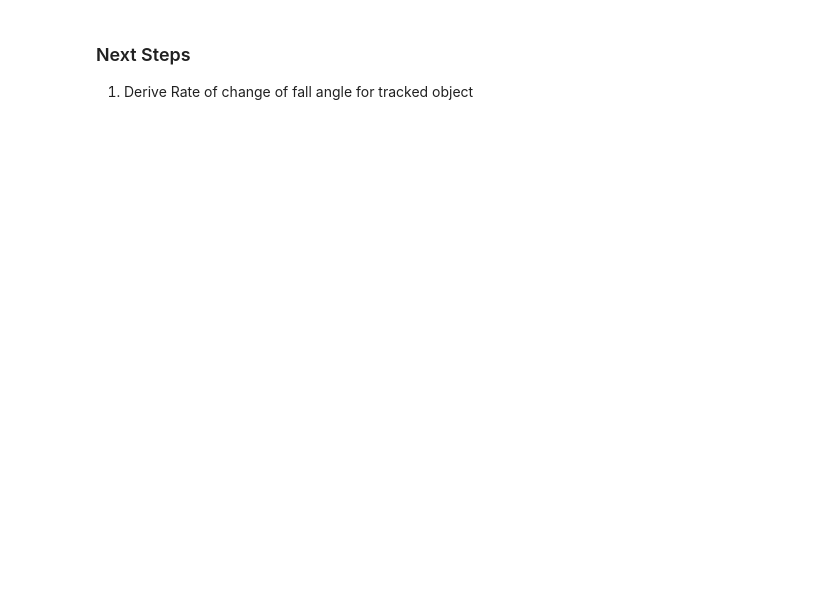
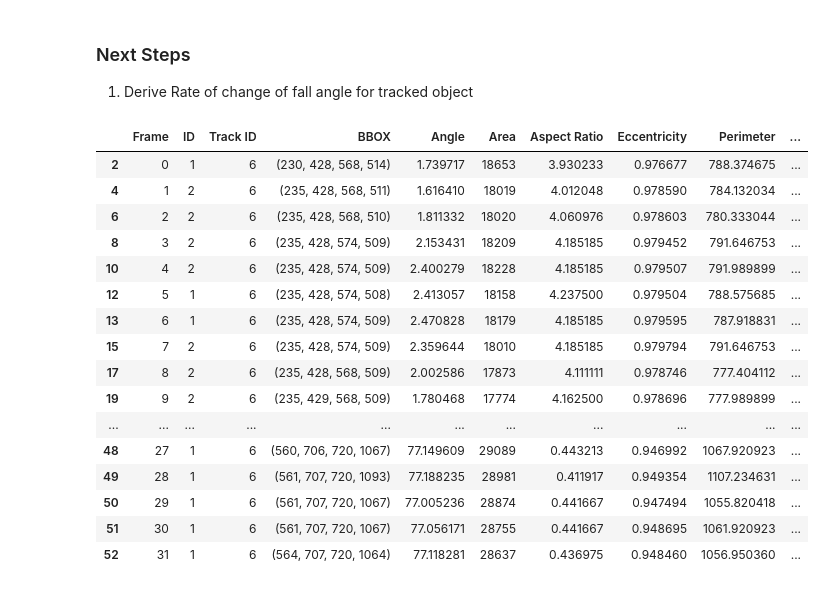
Before and after one commit to dbolya/yolact, a Jupyter notebook: notebook.ipynb, the cells around one changed output. Drawn from its saved outputs; the diff is of its cells as text; code cells hidden in the pictures; blank space fills up the shorter version.

```diff
--- a/notebook.ipynb
+++ b/notebook.ipynb
@@ -219,5 +241,30 @@ class ChainedAssignent:
 
     def __exit__(self, *args):
         pd.options.mode.chained_assignment = self.saved_swcw
+# %%
+tracking_table = pd.DataFrame(tracked_bboxes)
+test_table = tracking_table.loc[(tracking_table['Track ID'] == 6), :]
+with ChainedAssignment():
+    test_table['Rate of Change'] = tracking_table.loc[(tracking_table['Track ID'] == 6), :]['Angle'].pct_change(5, fill_method = 'ffill')
+    test_table['Slip-Fall'] = np.where(test_table['Rate of Change'] < -10, 'Slip', 'Stand')
+test_table
+# %% [output]
+|  | Frame | ID | Track ID | BBOX | Angle | Area | Aspect Ratio | Eccentricity | Perimeter | ... |
+| 2 | 0 | 1 | 6 | (230, 428, 568, 514) | 1.739717 | 18653 | 3.930233 | 0.976677 | 788.374675 | ... |
+| 4 | 1 | 2 | 6 | (235, 428, 568, 511) | 1.616410 | 18019 | 4.012048 | 0.978590 | 784.132034 | ... |
+| 6 | 2 | 2 | 6 | (235, 428, 568, 510) | 1.811332 | 18020 | 4.060976 | 0.978603 | 780.333044 | ... |
+| 8 | 3 | 2 | 6 | (235, 428, 574, 509) | 2.153431 | 18209 | 4.185185 | 0.979452 | 791.646753 | ... |
+| 10 | 4 | 2 | 6 | (235, 428, 574, 509) | 2.400279 | 18228 | 4.185185 | 0.979507 | 791.989899 | ... |
+| 12 | 5 | 1 | 6 | (235, 428, 574, 508) | 2.413057 | 18158 | 4.237500 | 0.979504 | 788.575685 | ... |
+| 13 | 6 | 1 | 6 | (235, 428, 574, 509) | 2.470828 | 18179 | 4.185185 | 0.979595 | 787.918831 | ... |
+| 15 | 7 | 2 | 6 | (235, 428, 574, 509) | 2.359644 | 18010 | 4.185185 | 0.979794 | 791.646753 | ... |
+| 17 | 8 | 2 | 6 | (235, 428, 568, 509) | 2.002586 | 17873 | 4.111111 | 0.978746 | 777.404112 | ... |
+| 19 | 9 | 2 | 6 | (235, 429, 568, 509) | 1.780468 | 17774 | 4.162500 | 0.978696 | 777.989899 | ... |
+| ... | ... | ... | ... | ... | ... | ... | ... | ... | ... | ... |
+| 48 | 27 | 1 | 6 | (560, 706, 720, 1067) | 77.149609 | 29089 | 0.443213 | 0.946992 | 1067.920923 | ... |
+| 49 | 28 | 1 | 6 | (561, 707, 720, 1093) | 77.188235 | 28981 | 0.411917 | 0.949354 | 1107.234631 | ... |
+| 50 | 29 | 1 | 6 | (561, 707, 720, 1067) | 77.005236 | 28874 | 0.441667 | 0.947494 | 1055.820418 | ... |
+| 51 | 30 | 1 | 6 | (561, 707, 720, 1067) | 77.056171 | 28755 | 0.441667 | 0.948695 | 1061.920923 | ... |
+| 52 | 31 | 1 | 6 | (564, 707, 720, 1064) | 77.118281 | 28637 | 0.436975 | 0.948460 | 1056.950360 | ... |
 # %%
 tracking_table = pd.DataFrame(tracked_bboxes)
```
Also changed, not shown: parts of 12 cells of this notebook, 1 other file.
